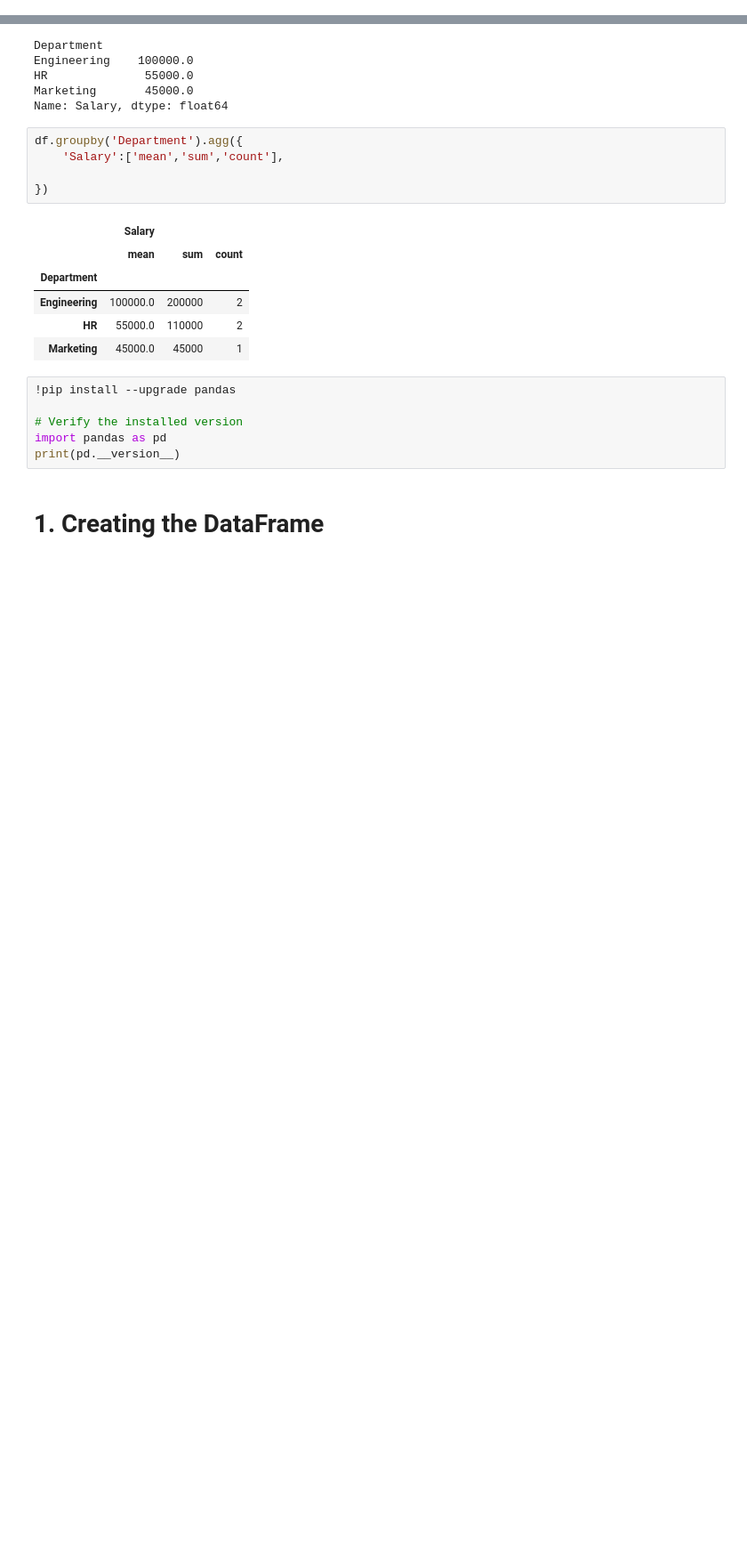
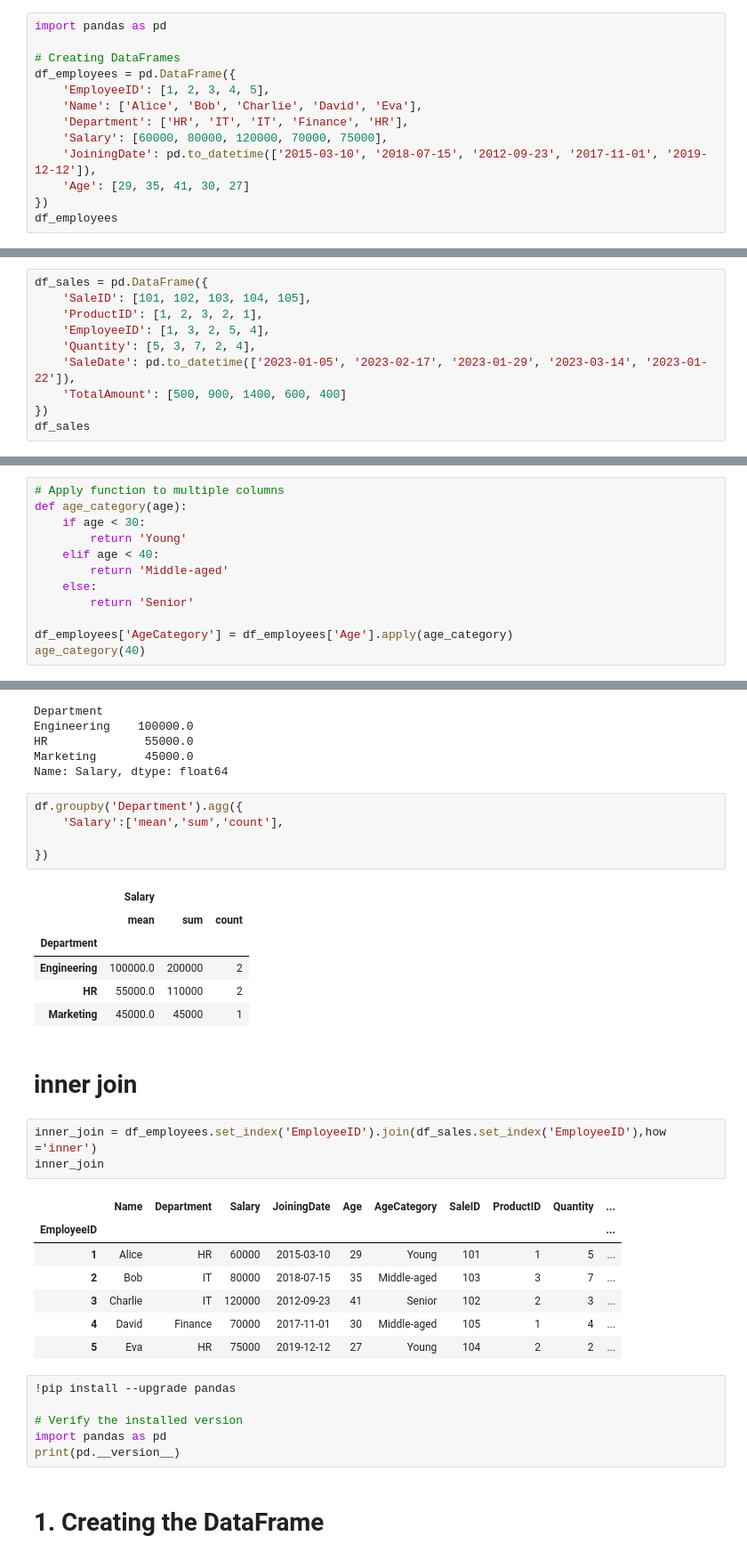
Before and after one commit to Soumikd459/0-to-hero-in-Pd, a Jupyter notebook: 0 to hero in Pd.ipynb, the cells around one changed output, grey strips where cells are left out. Shown: that part at 89% size. Drawn from its saved outputs; the diff is of its cells as text; blank space fills up the shorter version.

```diff
--- a/0 to hero in Pd.ipynb
+++ b/0 to hero in Pd.ipynb
@@ -0,0 +319,13 @@
+# %%
+import pandas as pd
+
+# Creating DataFrames
+df_employees = pd.DataFrame({
+    'EmployeeID': [1, 2, 3, 4, 5],
+    'Name': ['Alice', 'Bob', 'Charlie', 'David', 'Eva'],
+    'Department': ['HR', 'IT', 'IT', 'Finance', 'HR'],
+    'Salary': [60000, 80000, 120000, 70000, 75000],
+    'JoiningDate': pd.to_datetime(['2015-03-10', '2018-07-15', '2012-09-23', '2017-11-01', '2019-12-12']),
+    'Age': [29, 35, 41, 30, 27]
+})
+df_employees
@@ -0,0 +341,10 @@
+# %%
+df_sales = pd.DataFrame({
+    'SaleID': [101, 102, 103, 104, 105],
+    'ProductID': [1, 2, 3, 2, 1],
+    'EmployeeID': [1, 3, 2, 5, 4],
+    'Quantity': [5, 3, 7, 2, 4],
+    'SaleDate': pd.to_datetime(['2023-01-05', '2023-02-17', '2023-01-29', '2023-03-14', '2023-01-22']),
+    'TotalAmount': [500, 900, 1400, 600, 400]
+})
+df_sales
@@ -0,0 +601,12 @@
+# %%
+# Apply function to multiple columns
+def age_category(age):
+    if age < 30:
+        return 'Young'
+    elif age < 40:
+        return 'Middle-aged'
+    else:
+        return 'Senior'
+
+df_employees['AgeCategory'] = df_employees['Age'].apply(age_category)
+age_category(40)
@@ -564,6 +1207,19 @@ df.groupby('Department').agg({
 | Engineering | 100000.0 | 200000 | 2 |
 | HR | 55000.0 | 110000 | 2 |
 | Marketing | 45000.0 | 45000 | 1 |
+# %% [markdown]
+# inner join
+# %%
+inner_join = df_employees.set_index('EmployeeID').join(df_sales.set_index('EmployeeID'),how ='inner')
+inner_join
+# %% [output]
+|  | Name | Department | Salary | JoiningDate | Age | AgeCategory | SaleID | ProductID | Quantity | ... |
+| EmployeeID |  |  |  |  |  |  |  |  |  | ... |
+| 1 | Alice | HR | 60000 | 2015-03-10 | 29 | Young | 101 | 1 | 5 | ... |
+| 2 | Bob | IT | 80000 | 2018-07-15 | 35 | Middle-aged | 103 | 3 | 7 | ... |
+| 3 | Charlie | IT | 120000 | 2012-09-23 | 41 | Senior | 102 | 2 | 3 | ... |
+| 4 | David | Finance | 70000 | 2017-11-01 | 30 | Middle-aged | 105 | 1 | 4 | ... |
+| 5 | Eva | HR | 75000 | 2019-12-12 | 27 | Young | 104 | 2 | 2 | ... |
 # %%
 !pip install --upgrade pandas
 
```
Also changed, not shown: parts of 83 cells of this notebook.
